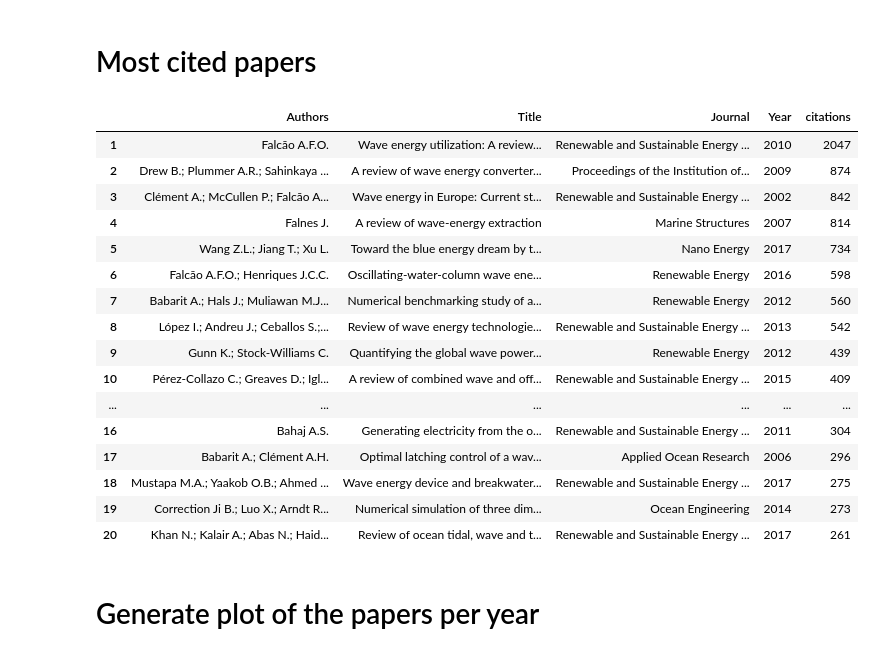
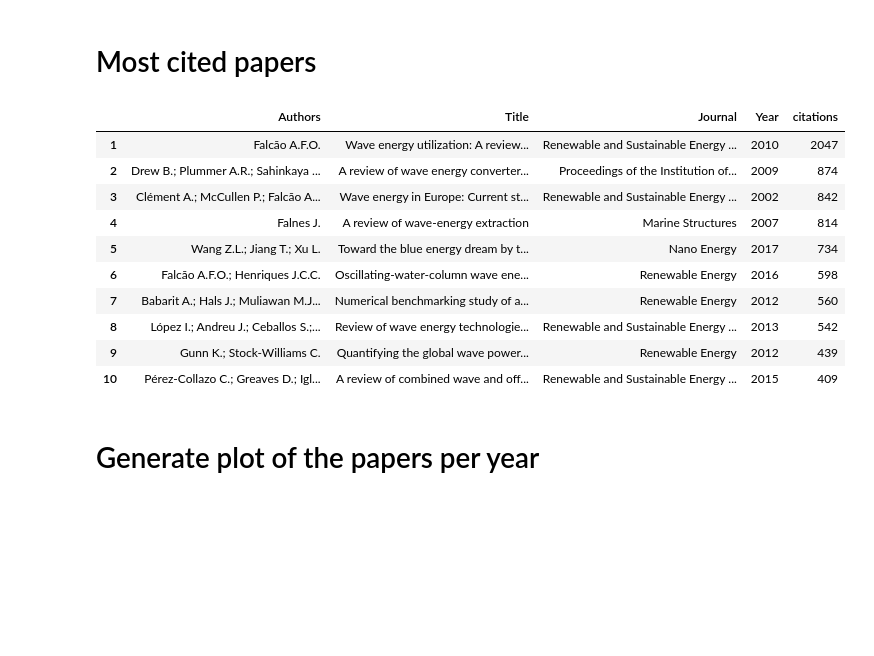
Before and after one commit to joaochenriques/PAS_STATS, a Jupyter notebook: WaveEnergyStatistics.ipynb, the cells around one changed output. Drawn from its saved outputs; the diff is of its cells as text; code cells hidden in the pictures; blank space fills up the shorter version.

```diff
--- a/WaveEnergyStatistics.ipynb
+++ b/WaveEnergyStatistics.ipynb
@@ -364,40 +364,34 @@ df_papers_rank_dic = {
         "Year": df_year_lst,
         # "DOI": df_DOI_lst,
         "citations": df_citations_lst
 }
 
 
 for n, dt in enumerate( sorted_papers_rank_dic.values() ):
     df_authors_name_lst.append( dt.authors )
     df_title_lst.append( dt.title )
     df_journal_lst.append( dt.journal )
     df_year_lst.append( dt.year )
     df_DOI_lst.append( dt.DOI )
     df_citations_lst.append( dt.citations )
 
 df_authors_name_lst[0] = 'Falcão A.F.O.'
 
 df = pd.DataFrame( df_papers_rank_dic )
 df.index = df.index + 1
-left_align( df.head(20) )
+left_align( df.head(10) )
 # %% [output]
 |  | Authors | Title | Journal | Year | citations |
 | 1 | Falcão A.F.O. | Wave energy utilization: A review... | Renewable and Sustainable Energy ... | 2010 | 2047 |
 | 2 | Drew B.; Plummer A.R.; Sahinkaya ... | A review of wave energy converter... | Proceedings of the Institution of... | 2009 | 874 |
 | 3 | Clément A.; McCullen P.; Falcão A... | Wave energy in Europe: Current st... | Renewable and Sustainable Energy ... | 2002 | 842 |
 | 4 | Falnes J. | A review of wave-energy extraction | Marine Structures | 2007 | 814 |
 | 5 | Wang Z.L.; Jiang T.; Xu L. | Toward the blue energy dream by t... | Nano Energy | 2017 | 734 |
 | 6 | Falcão A.F.O.; Henriques J.C.C. | Oscillating-water-column wave ene... | Renewable Energy | 2016 | 598 |
 | 7 | Babarit A.; Hals J.; Muliawan M.J... | Numerical benchmarking study of a... | Renewable Energy | 2012 | 560 |
 | 8 | López I.; Andreu J.; Ceballos S.;... | Review of wave energy technologie... | Renewable and Sustainable Energy ... | 2013 | 542 |
 | 9 | Gunn K.; Stock-Williams C. | Quantifying the global wave power... | Renewable Energy | 2012 | 439 |
 | 10 | Pérez-Collazo C.; Greaves D.; Igl... | A review of combined wave and off... | Renewable and Sustainable Energy ... | 2015 | 409 |
-| ... | ... | ... | ... | ... | ... |
-| 16 | Bahaj A.S. | Generating electricity from the o... | Renewable and Sustainable Energy ... | 2011 | 304 |
-| 17 | Babarit A.; Clément A.H. | Optimal latching control of a wav... | Applied Ocean Research | 2006 | 296 |
-| 18 | Mustapa M.A.; Yaakob O.B.; Ahmed ... | Wave energy device and breakwater... | Renewable and Sustainable Energy ... | 2017 | 275 |
-| 19 | Correction Ji B.; Luo X.; Arndt R... | Numerical simulation of three dim... | Ocean Engineering | 2014 | 273 |
-| 20 | Khan N.; Kalair A.; Abas N.; Haid... | Review of ocean tidal, wave and t... | Renewable and Sustainable Energy ... | 2017 | 261 |
 # %% [markdown]
 # Generate plot of the papers per year
 # %%
```
Also changed, not shown: parts of 2 cells of this notebook.
